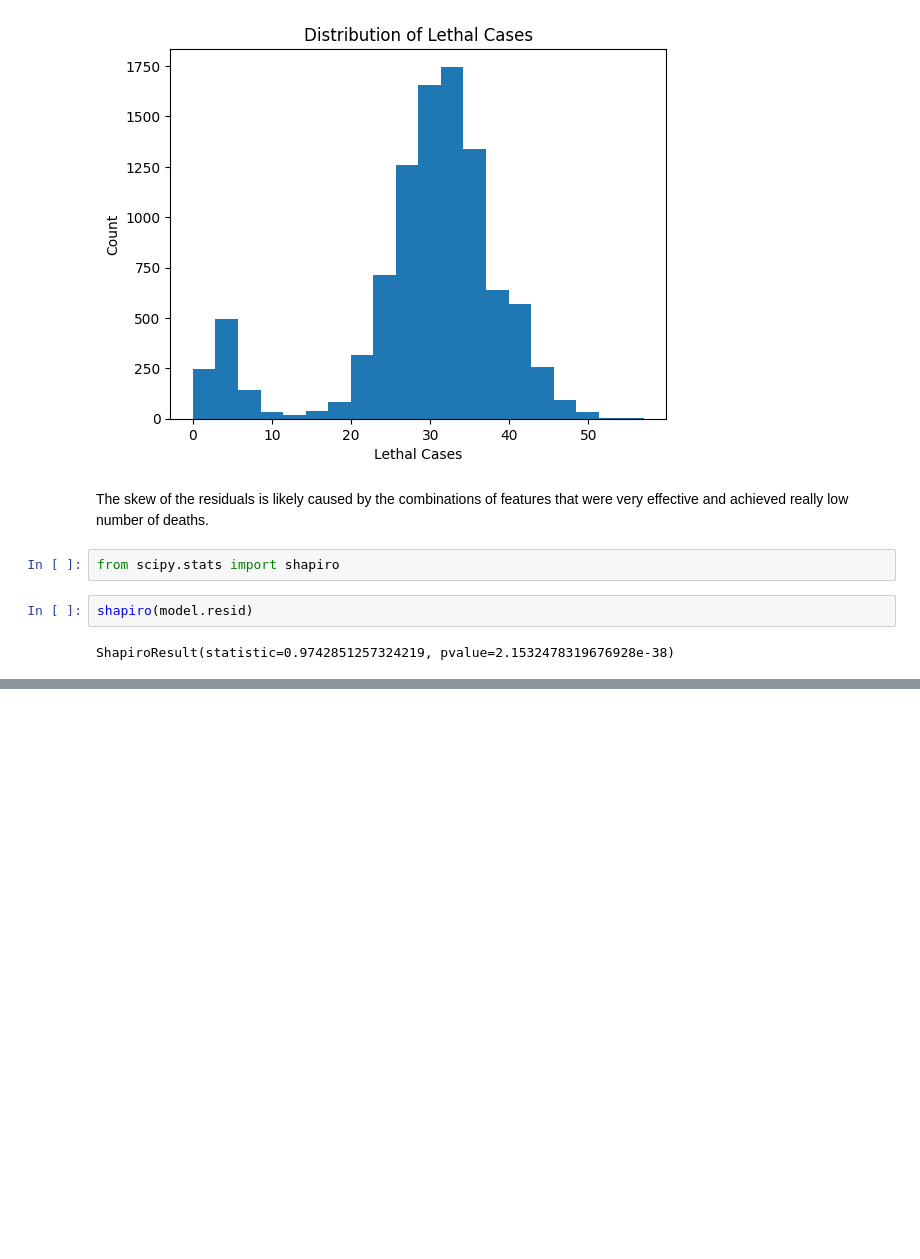
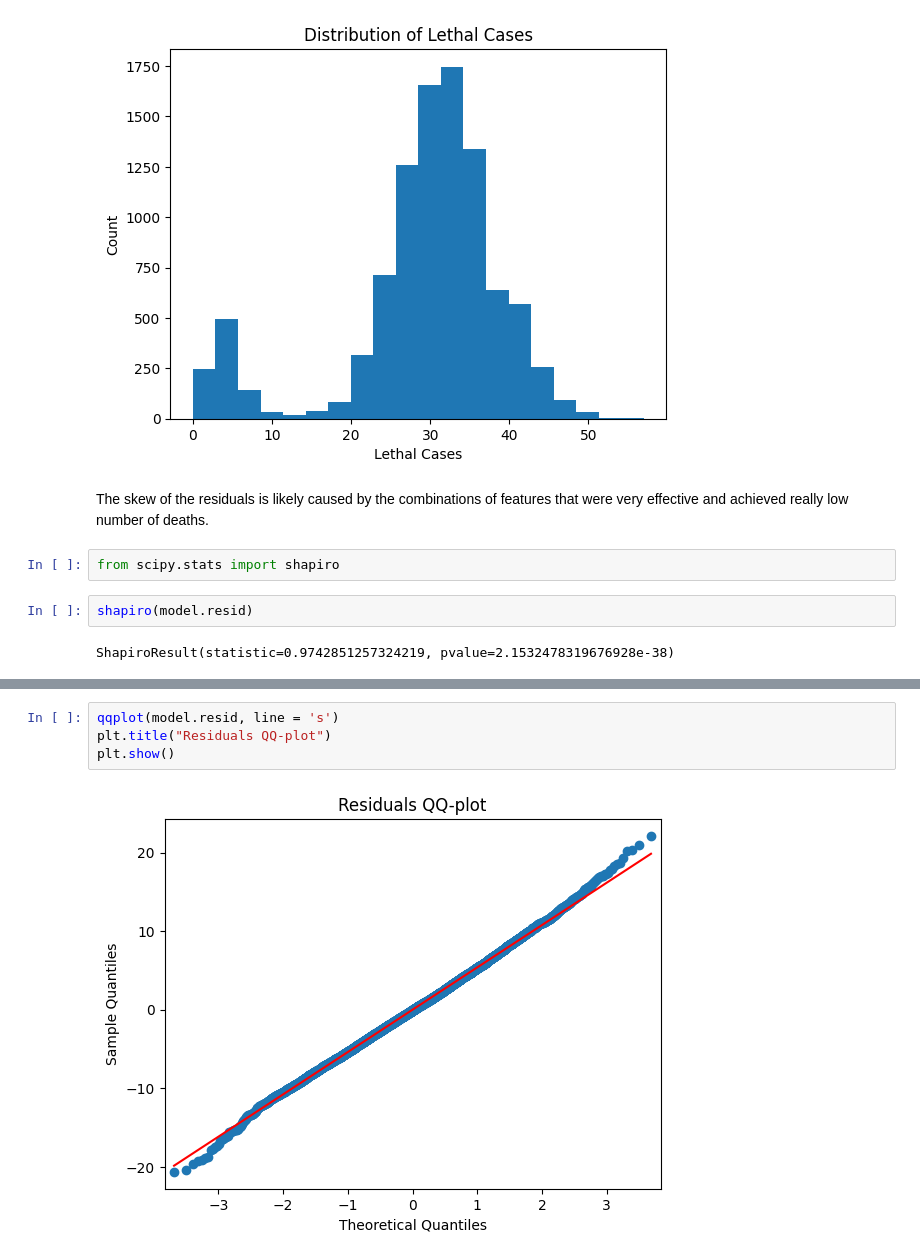
Before and after one commit to jojoscholzgmailcom/ATP_Final_Project, a Jupyter notebook: Deaths Analysis.ipynb, the cells around one changed output, grey strips where cells are left out. Saved outputs shown, nothing was run; the diff lists cells and outputs as text; blank space fills up the shorter version.

```diff
--- a/Deaths Analysis.ipynb
+++ b/Deaths Analysis.ipynb
@@ -215,0 +225,6 @@ ShapiroResult(statistic=0.9990995526313782, pvalue=0.00010823114280356094)
+# %%
+qqplot(model.resid, line = 's')
+plt.title("Residuals QQ-plot")
+plt.show()
+# %% [output]
+[figure, added]
```
Also changed, not shown: parts of 21 cells of this notebook.
